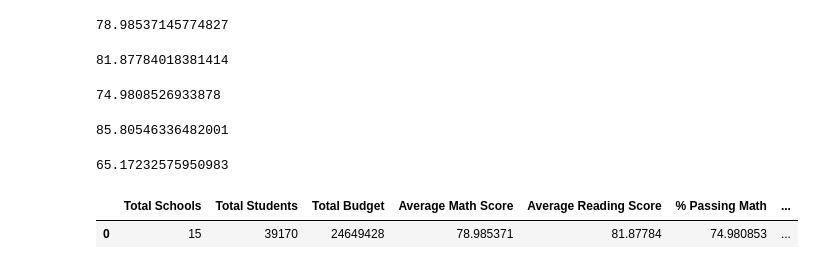
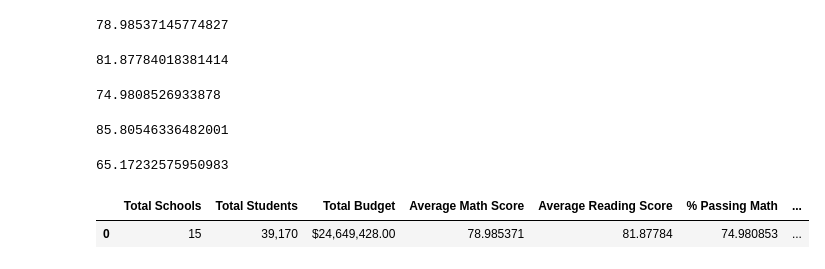
Before and after one commit to SolSolstice/pandas-challenge, a Jupyter notebook: PyCitySchools/active_workbook.ipynb, the cells around one changed output. Cells and saved outputs as stored; diff of their text form; code cells hidden in the pictures.

```diff
--- a/PyCitySchools/active_workbook.ipynb
+++ b/PyCitySchools/active_workbook.ipynb
@@ -75,9 +75,14 @@ overall_passing_rate
 # %% [output]
 65.17232575950983
 # %%
-pd.DataFrame([[school_count,student_count,total_budget,average_math_score,average_reading_score,passing_math_percent,
+district_summary = pd.DataFrame([[school_count,student_count,total_budget,average_math_score,average_reading_score,passing_math_percent,
                passing_reading_percent,overall_passing_rate]],columns=["Total Schools" ,"Total Students","Total Budget", "Average Math Score",
-                                                                          "Average Reading Score", "% Passing Math", "% Passing Reading", "% Overall"])
+                                                                          "Average Reading Score", "% Passing Math", "% Passing Reading", "% Overall Passing"])
+
+district_summary['Total Students'] = district_summary['Total Students'].map("{:,}".format)
+district_summary["Total Budget"] = district_summary["Total Budget"].map("${:,.2f}".format)
+
+district_summary
 # %% [output]
 |  | Total Schools | Total Students | Total Budget | Average Math Score | Average Reading Score | % Passing Math | ... |
-| 0 | 15 | 39170 | 24649428 | 78.985371 | 81.87784 | 74.980853 | ... |
+| 0 | 15 | 39,170 | $24,649,428.00 | 78.985371 | 81.87784 | 74.980853 | ... |
```
Also changed, not shown: parts of 13 cells of this notebook.
